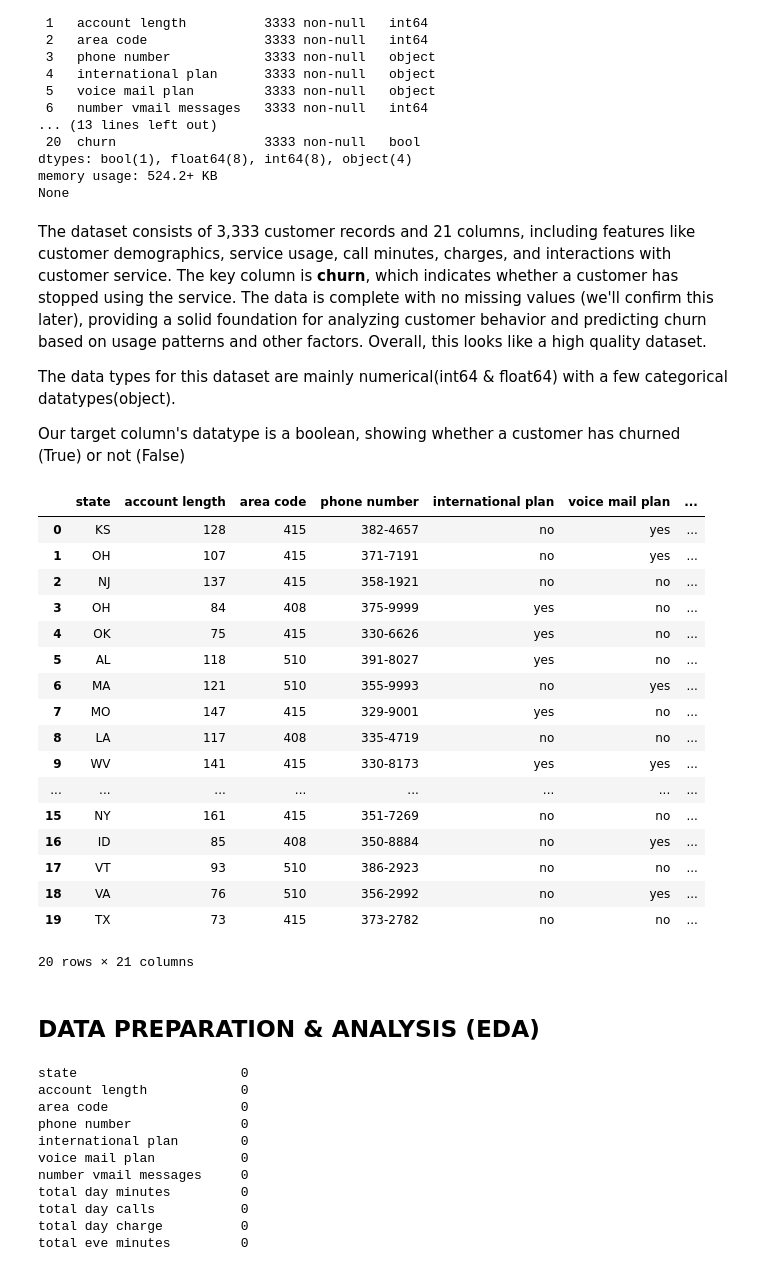
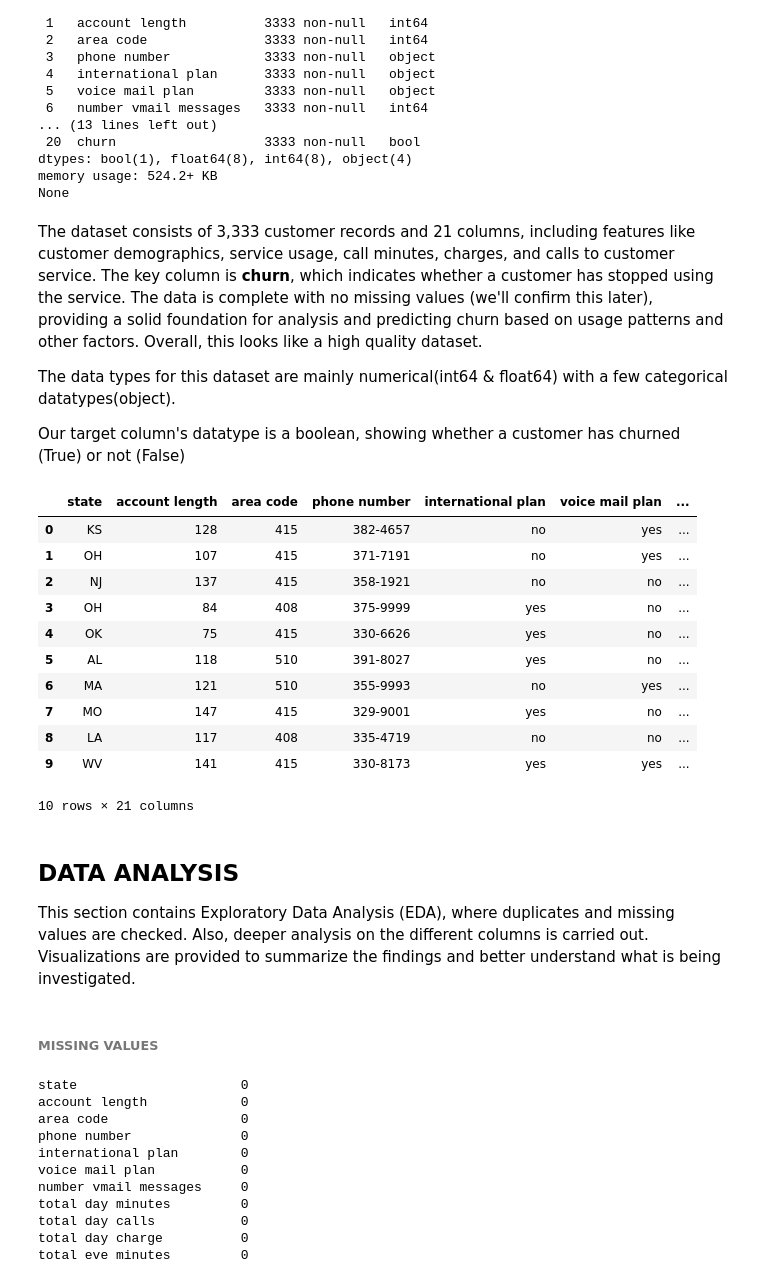
Before and after one commit to Calmar-lab/SYRIATEL-CUSTOMER-CHURN-PREDICTION-PROJECT, a Jupyter notebook: SyriaTel_Customer_Churn_Prediction_Project.ipynb, the cells around one changed output. Drawn from its saved outputs; the diff is of its cells as text; code cells hidden in the pictures.

```diff
--- a/SyriaTel_Customer_Churn_Prediction_Project.ipynb
+++ b/SyriaTel_Customer_Churn_Prediction_Project.ipynb
@@ -72,32 +78,26 @@ dtypes: bool(1), float64(8), int64(8), object(4)
 memory usage: 524.2+ KB
 None
 # %% [markdown]
-The dataset consists of 3,333 customer records and 21 columns, including features like customer demographics, service usage, call minutes, charges, and interactions with customer service. The key column is **churn**, which indicates whether a customer has stopped using the service. The data is complete with no missing values (we'll confirm this later), providing a solid foundation for analyzing customer behavior and predicting churn based on usage patterns and other factors. Overall, this looks like a high quality dataset.
+The dataset consists of 3,333 customer records and 21 columns, including features like customer demographics, service usage, call minutes, charges, and calls to customer service. The key column is **churn**, which indicates whether a customer has stopped using the service. The data is complete with no missing values (we'll confirm this later), providing a solid foundation for analysis and predicting churn based on usage patterns and other factors. Overall, this looks like a high quality dataset.
+
 
 The data types for this dataset are mainly numerical(int64 & float64) with a few categorical datatypes(object).
 
+
 Our target column's datatype is a boolean, showing whether a customer has churned (True) or not (False)
 # %%
-#let's view the dataset briefly
-df.head(20)
+# View of the dataset
+df.head(10)
 # %% [output]
 |  | state | account length | area code | phone number | international plan | voice mail plan | ... |
 | 0 | KS | 128 | 415 | 382-4657 | no | yes | ... |
 | 1 | OH | 107 | 415 | 371-7191 | no | yes | ... |
 | 2 | NJ | 137 | 415 | 358-1921 | no | no | ... |
 | 3 | OH | 84 | 408 | 375-9999 | yes | no | ... |
 | 4 | OK | 75 | 415 | 330-6626 | yes | no | ... |
 | 5 | AL | 118 | 510 | 391-8027 | yes | no | ... |
 | 6 | MA | 121 | 510 | 355-9993 | no | yes | ... |
 | 7 | MO | 147 | 415 | 329-9001 | yes | no | ... |
 | 8 | LA | 117 | 408 | 335-4719 | no | no | ... |
 | 9 | WV | 141 | 415 | 330-8173 | yes | yes | ... |
-| ... | ... | ... | ... | ... | ... | ... | ... |
-| 15 | NY | 161 | 415 | 351-7269 | no | no | ... |
-| 16 | ID | 85 | 408 | 350-8884 | no | yes | ... |
-| 17 | VT | 93 | 510 | 386-2923 | no | no | ... |
-| 18 | VA | 76 | 510 | 356-2992 | no | yes | ... |
-| 19 | TX | 73 | 415 | 373-2782 | no | no | ... |
-20 rows × 21 columns
+10 rows × 21 columns
-# %% [markdown]
-## DATA PREPARATION & ANALYSIS (EDA)
@@ -112 +104,7 @@ df.head(20)
+# %% [markdown]
+## DATA ANALYSIS
+
+This section contains Exploratory Data Analysis (EDA), where duplicates and missing values are checked. Also, deeper analysis on the different columns is carried out. Visualizations are provided to summarize the findings and better understand what is being investigated.
+# %% [markdown]
+###### MISSING VALUES
 # %%
```
Also changed, not shown: parts of 121 cells of this notebook.
